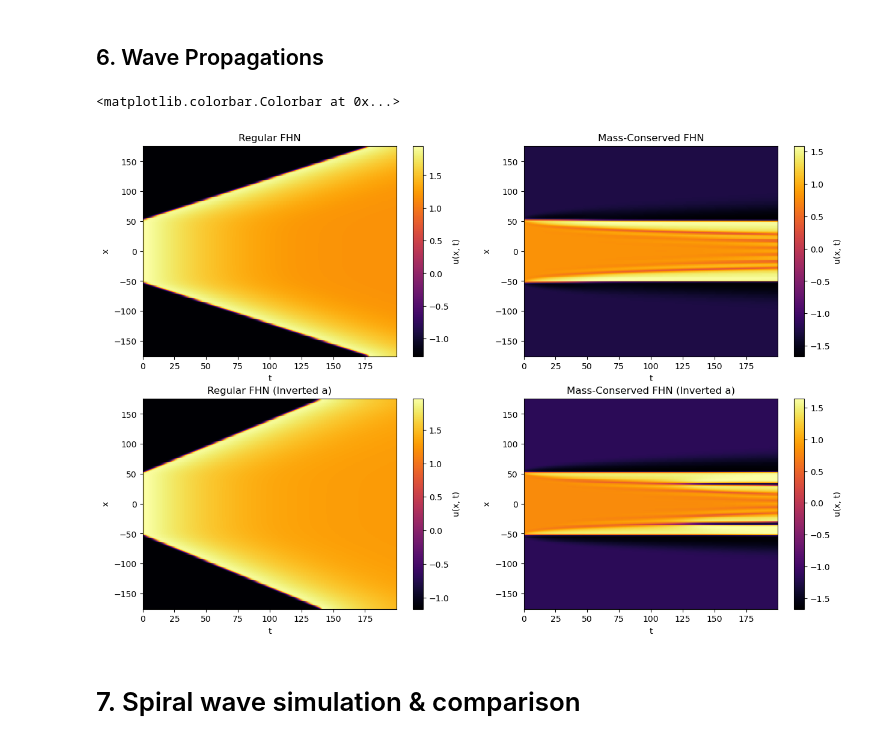
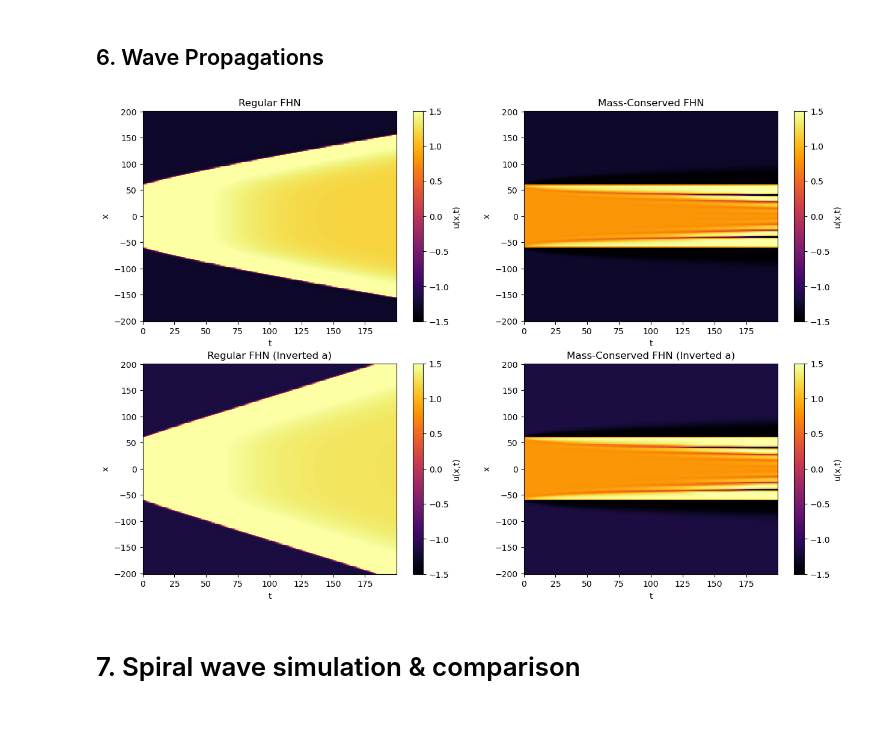
Before and after one commit to RedaElassooudi/Dynamics-and-Waves-in-Regular-vs.-Mass-Conserved-FitzHugh-Nagumo-Systems, a Jupyter notebook: code/fhn_model.ipynb, the cells around one changed output. Saved outputs shown, nothing was run; the diff lists cells and outputs as text; code cells hidden in the pictures.

```diff
--- a/code/fhn_model.ipynb
+++ b/code/fhn_model.ipynb
@@ -456,10 +448,10 @@ a = 0.1
 b = 2
 epsilon = 0.01
 Du = 1.0
-Dv = 1.0
+Dv = 2.0
 n_space = 200
 
-domain = (-175, 175)
+domain = (-200, 200)
 
 dx = (domain[1] - domain[0]) / n_space
 dt = min(0.01, dt_max * 0.5)
@@ -469,47 +461,34 @@ dt = min(0.01, dt_max * 0.5)
 T = 200
 
 # Simulations
-xl, tl, uvc, vvc = simulate_regular_1d_fhn(
+x1d, t1d, uvc, _ = simulate_regular_1d_fhn(
     T, dt, n_space, domain, a, b, epsilon, Du, Dv
 )
-xm, tm, um, vm = simulate_mass_conserved_1d_fhn(
+_, _, um, _ = simulate_mass_conserved_1d_fhn(
     T, dt, n_space, domain, a, b, epsilon, Du, Dv
 )
 
-xli, tli, uvci, vvci = simulate_regular_1d_fhn(
+_, _, uvci, _ = simulate_regular_1d_fhn(T, dt, n_space, domain, -a, b, epsilon, Du, Dv)
+
+_, _, umi, _ = simulate_mass_conserved_1d_fhn(
     T, dt, n_space, domain, -a, b, epsilon, Du, Dv
 )
-xmi, tmi, umi, vmi = simulate_mass_conserved_1d_fhn(
-    T, dt, n_space, domain, -a, b, epsilon, Du, Dv
-)
-# %%
-fig, ax = plt.subplots(2, 2, figsize=((15, 10)))
-ax[0, 0].pcolormesh(tl, xl, uvc, shading="auto", cmap="inferno")
-ax[0, 0].set_title("Regular FHN")
-ax[0, 0].set_xlabel("t")
-ax[0, 0].set_ylabel("x")
-fig.colorbar(ax[0, 0].collections[0], ax=ax[0, 0], label="u(x, t)")
-
-ax[0, 1].pcolormesh(tm, xm, um, shading="auto", cmap="inferno")
-ax[0, 1].set_title("Mass-Conserved FHN")
-ax[0, 1].set_xlabel("t")
-ax[0, 1].set_ylabel("x")
-fig.colorbar(ax[0, 1].collections[0], ax=ax[0, 1], label="u(x, t)")
-
-ax[1, 0].pcolormesh(tli, xli, uvci, shading="auto", cmap="inferno")
-ax[1, 0].set_title("Regular FHN (Inverted a)")
-ax[1, 0].set_xlabel("t")
-ax[1, 0].set_ylabel("x")
-fig.colorbar(ax[1, 0].collections[0], ax=ax[1, 0], label="u(x, t)")
-
-ax[1, 1].pcolormesh(tmi, xmi, umi, shading="auto", cmap="inferno")
-ax[1, 1].set_title("Mass-Conserved FHN (Inverted a)")
-ax[1, 1].set_xlabel("t")
-ax[1, 1].set_ylabel("x")
-fig.colorbar(ax[1, 1].collections[0], ax=ax[1, 1], label="u(x, t)")
-# %% [output]
-<matplotlib.colorbar.Colorbar at 0x...>
-[figure, removed]
+# %%
+fig, ax = plt.subplots(2, 2, figsize=((15, 10)))
+
+for axis, data, title in [
+    [ax[0, 0], uvc, "Regular FHN"],
+    [ax[0, 1], um, "Mass-Conserved FHN"],
+    [ax[1, 0], uvci, "Regular FHN (Inverted a)"],
+    [ax[1, 1], umi, "Mass-Conserved FHN (Inverted a)"],
+]:
+    axis.pcolormesh(t1d, x1d, data, shading="auto", cmap="inferno", vmin=-1.5, vmax=1.5)
+    axis.set_title(title)
+    axis.set_xlabel("t")
+    axis.set_ylabel("x")
+    fig.colorbar(axis.collections[0], ax=axis, label="u(x,t)")
+# %% [output]
+[figure, added]
 # %% [markdown]
 # 7. Spiral wave simulation & comparison
 # %%
```
Also changed, not shown: parts of 4 cells of this notebook.
